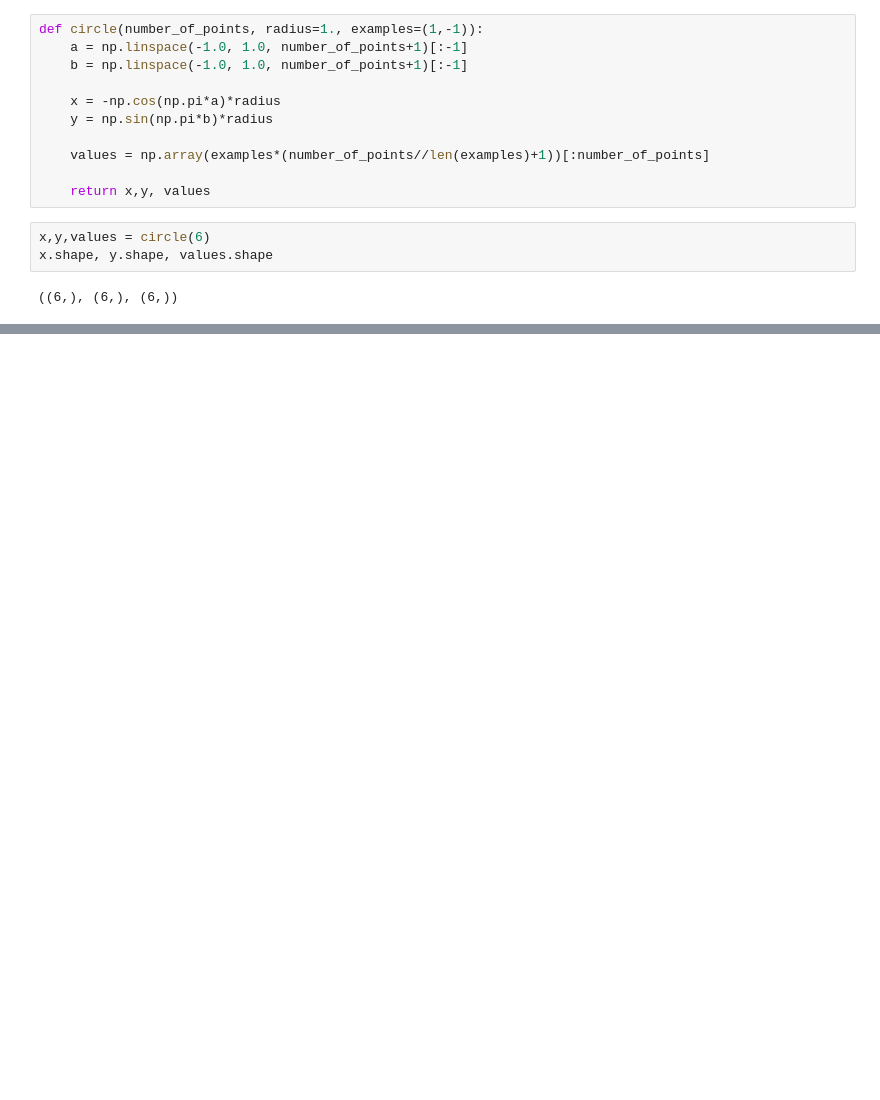
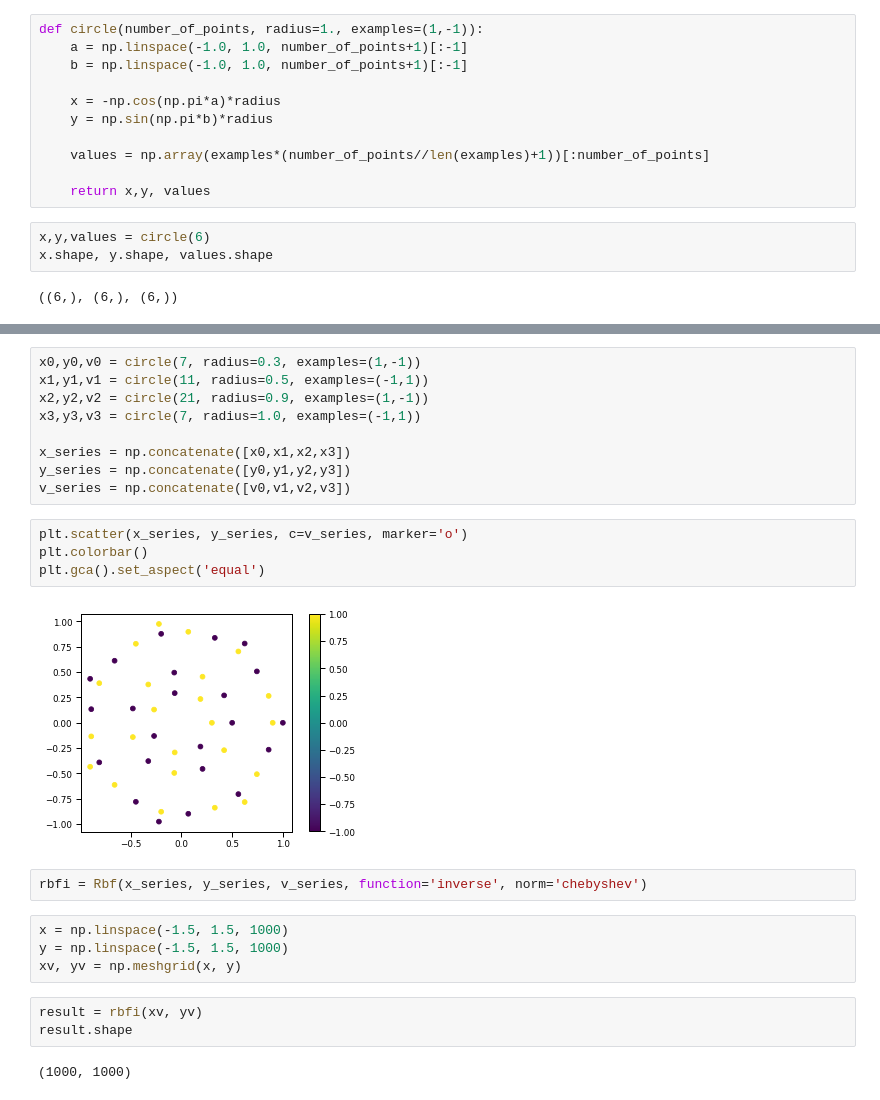
Before and after one commit to KonstantinUshenin/neural-extrapolation-showroom, a Jupyter notebook: example_generator.ipynb, the cells around one changed output, grey strips where cells are left out. Cells and saved outputs as stored; diff of their text form; blank space fills up the shorter version.

```diff
--- a/example_generator.ipynb
+++ b/example_generator.ipynb
@@ -47,0 +52,26 @@ plt.scatter(x,y,c=values, marker='o')
+# %%
+x0,y0,v0 = circle(7, radius=0.3, examples=(1,-1))
+x1,y1,v1 = circle(11, radius=0.5, examples=(-1,1))
+x2,y2,v2 = circle(21, radius=0.9, examples=(1,-1))
+x3,y3,v3 = circle(7, radius=1.0, examples=(-1,1))
+
+x_series = np.concatenate([x0,x1,x2,x3])
+y_series = np.concatenate([y0,y1,y2,y3])
+v_series = np.concatenate([v0,v1,v2,v3])
+# %%
+plt.scatter(x_series, y_series, c=v_series, marker='o')
+plt.colorbar()
+plt.gca().set_aspect('equal')
+# %% [output]
+[figure, added]
+# %%
+rbfi = Rbf(x_series, y_series, v_series, function='inverse', norm='chebyshev')
+# %%
+x = np.linspace(-1.5, 1.5, 1000)
+y = np.linspace(-1.5, 1.5, 1000)
+xv, yv = np.meshgrid(x, y)
+# %%
+result = rbfi(xv, yv)
+result.shape
+# %% [output]
+(1000, 1000)
```
Also changed, not shown: parts of 5 cells of this notebook.
